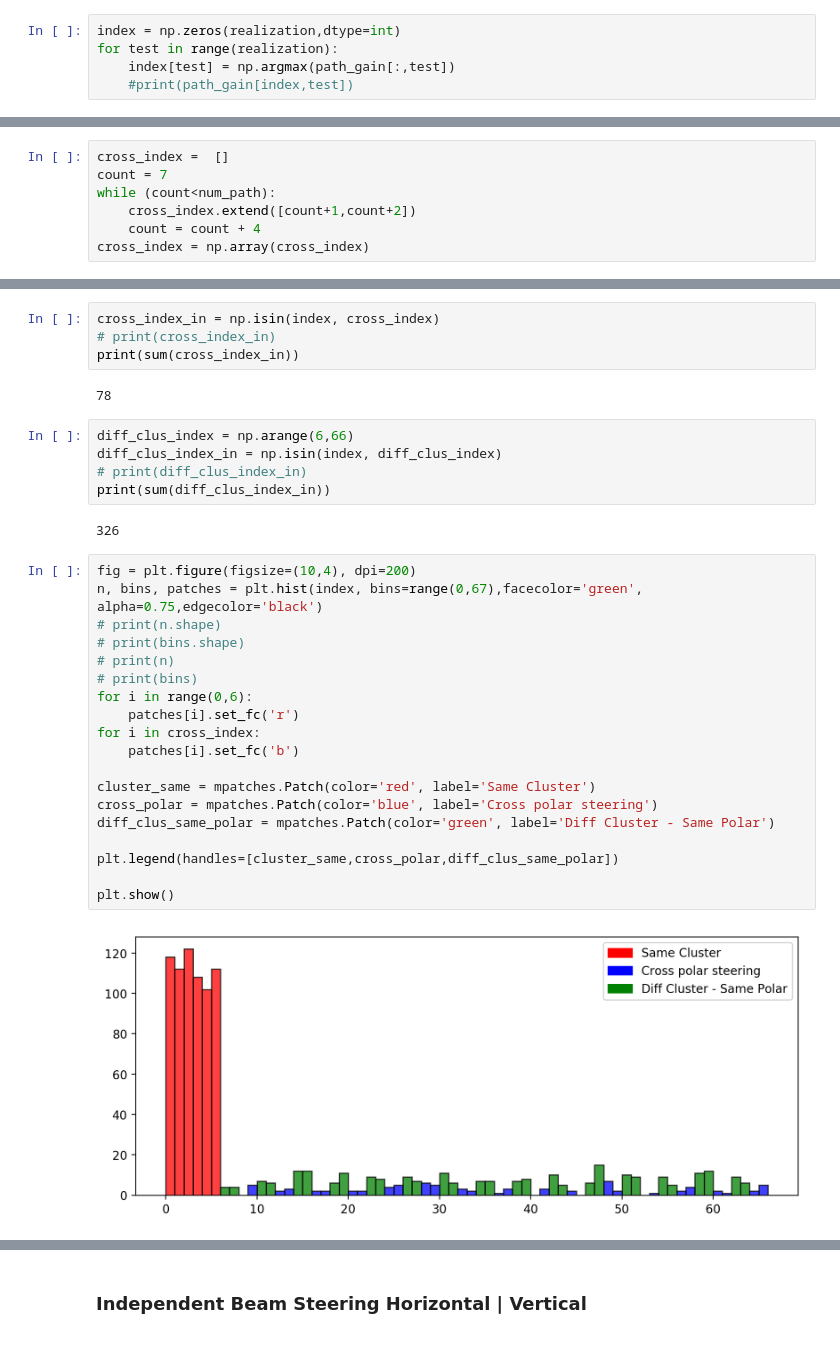
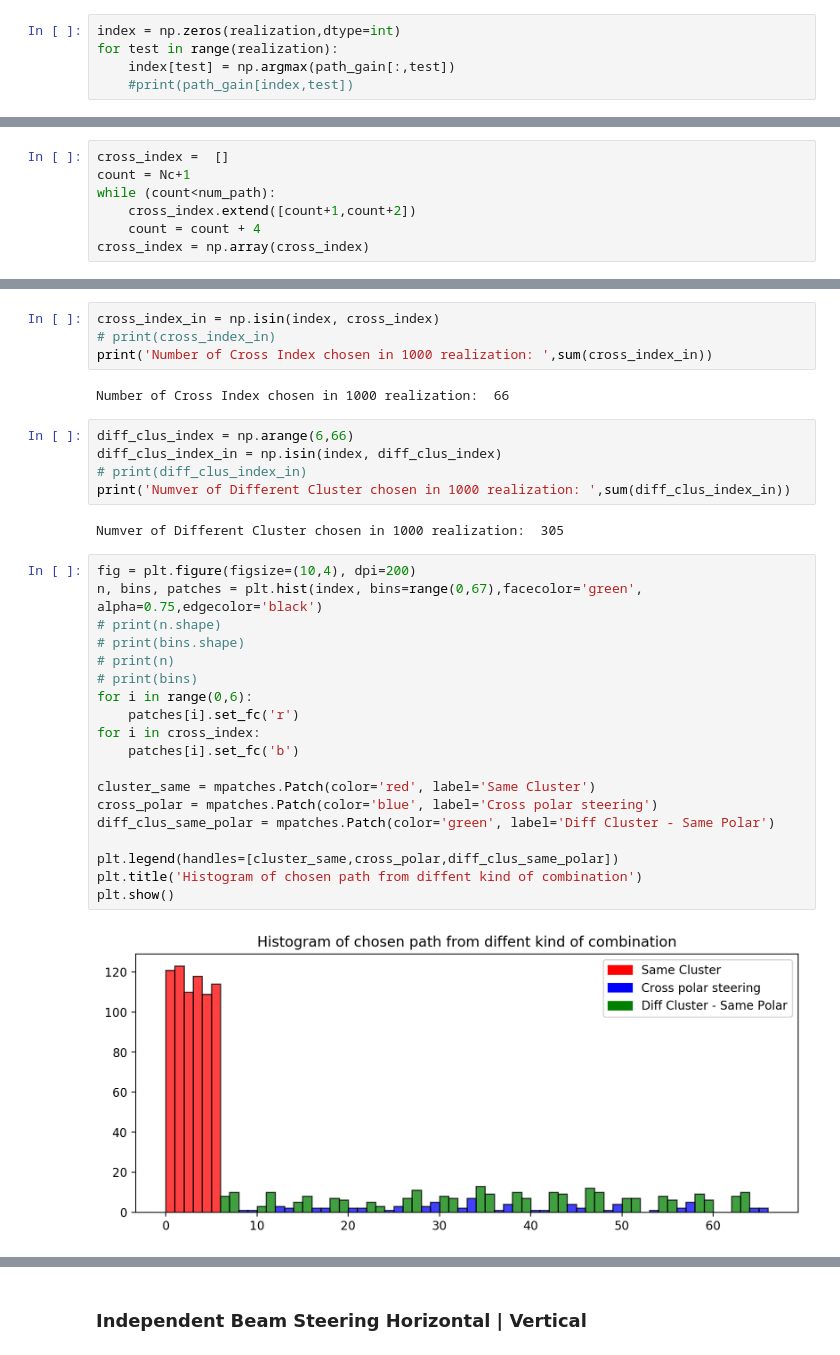
Before and after one commit to dienhoa/hybrid_beamforming_notebook, a Jupyter notebook: Dual Polarized Channel.ipynb, the cells around one changed output, grey strips where cells are left out. Saved outputs shown, nothing was run; the diff lists cells and outputs as text.

```diff
--- a/Dual Polarized Channel.ipynb
+++ b/Dual Polarized Channel.ipynb
@@ -187,6 +191,6 @@ array([  5.56163657e-02,   1.63178508e-01,   8.99878825e-02,
 # %%
 cross_index =  []
-count = 7
+count = Nc+1
 while (count<num_path):
     cross_index.extend([count+1,count+2])
     count = count + 4
@@ -203,37 +207,37 @@ print(path_combi[index[1]])
 # %%
 cross_index_in = np.isin(index, cross_index)
 # print(cross_index_in)
-print(sum(cross_index_in))
+print('Number of Cross Index chosen in 1000 realization: ',sum(cross_index_in))
 # %% [output]
-78
+Number of Cross Index chosen in 1000 realization:  66
 # %%
 diff_clus_index = np.arange(6,66)
 diff_clus_index_in = np.isin(index, diff_clus_index)
 # print(diff_clus_index_in)
-print(sum(diff_clus_index_in))
+print('Numver of Different Cluster chosen in 1000 realization: ',sum(diff_clus_index_in))
 # %% [output]
-326
+Numver of Different Cluster chosen in 1000 realization:  305
 # %%
 fig = plt.figure(figsize=(10,4), dpi=200)
 n, bins, patches = plt.hist(index, bins=range(0,67),facecolor='green', alpha=0.75,edgecolor='black')
 # print(n.shape)
 # print(bins.shape)
 # print(n)
 # print(bins)
 for i in range(0,6):
     patches[i].set_fc('r')
 for i in cross_index:
     patches[i].set_fc('b')
 
 cluster_same = mpatches.Patch(color='red', label='Same Cluster')
 cross_polar = mpatches.Patch(color='blue', label='Cross polar steering')
 diff_clus_same_polar = mpatches.Patch(color='green', label='Diff Cluster - Same Polar')
 
 plt.legend(handles=[cluster_same,cross_polar,diff_clus_same_polar])
-
+plt.title('Histogram of chosen path from diffent kind of combination')
 plt.show()
 # %% [output]
-[figure, old version]
+[figure, new version]
 # %%
 unique, counts = np.unique(index, return_counts=True)
 print(dict(zip(unique, counts)))
```
Also changed, not shown: parts of 19 cells of this notebook, 6 other files.
